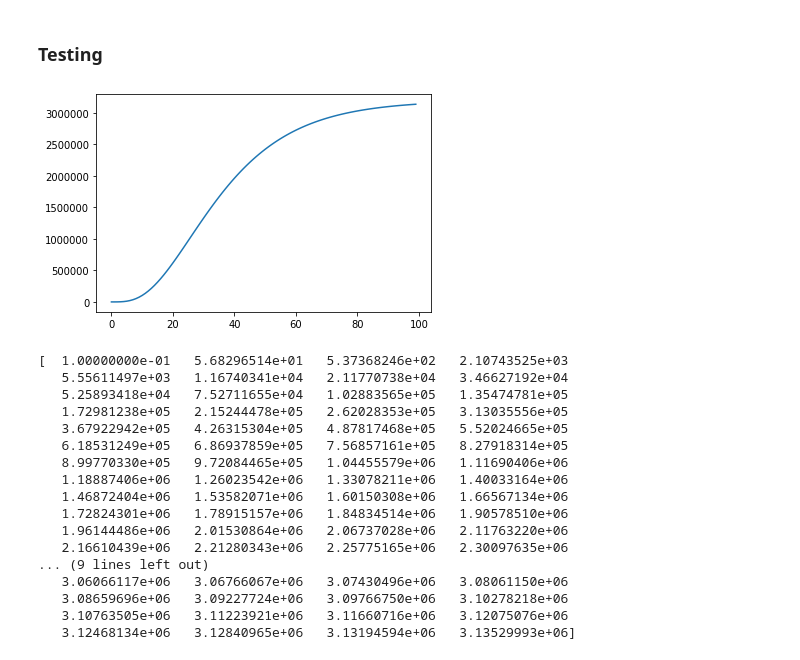
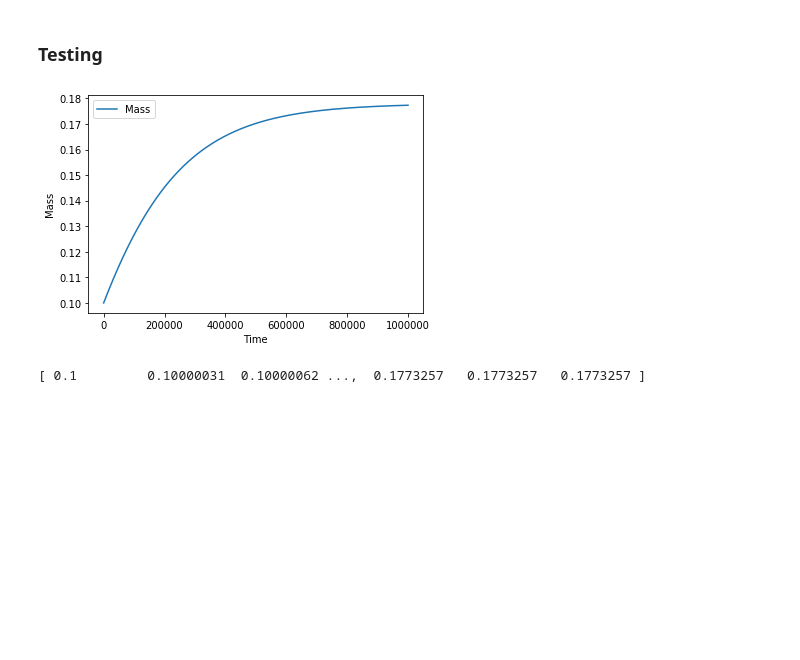
Before and after one commit to Don-Burns/Masters_Project, a Jupyter notebook: code/Building_New_Models.ipynb, the cells around one changed output. Drawn from its saved outputs; the diff is of its cells as text; code cells hidden in the pictures; blank space fills up the shorter version.

Commit message:
Implimented a priliminary understanding of scaling in the supply model

```diff
--- a/code/Building_New_Models.ipynb
+++ b/code/Building_New_Models.ipynb
@@ -88,31 +150,17 @@ It seems RMR is reported in energy/mass/time e.g. $J/g/h$.
 -  resting metabolic rate (RMR) = 2.2 $J/g/h$ (Grantner 1998, refered to as SMR)
 # %% [markdown]
 ### Testing
-# %%
-params = {"epsilon" : 1, "L_B" : 2.15/10, "L_R" : 0, "a" : 1, "R" : 100, "h" : 0.1} # L_B as B0 from hou
-m0 = 0.1
-time = 10**2
-
-mass = F.plot_supply(m0, time, params)
-
-
-print(mass)
-# %% [output]
-[figure, removed]
-[  1.00000000e-01   5.68296514e+01   5.37368246e+02   2.10743525e+03
-   5.55611497e+03   1.16740341e+04   2.11770738e+04   3.46627192e+04
-   5.25893418e+04   7.52711655e+04   1.02883565e+05   1.35474781e+05
-   1.72981238e+05   2.15244478e+05   2.62028353e+05   3.13035556e+05
-   3.67922942e+05   4.26315304e+05   4.87817468e+05   5.52024665e+05
-   6.18531249e+05   6.86937859e+05   7.56857161e+05   8.27918314e+05
-   8.99770330e+05   9.72084465e+05   1.04455579e+06   1.11690406e+06
-   1.18887406e+06   1.26023542e+06   1.33078211e+06   1.40033164e+06
-   1.46872404e+06   1.53582071e+06   1.60150308e+06   1.66567134e+06
-   1.72824301e+06   1.78915157e+06   1.84834514e+06   1.90578510e+06
-   1.96144486e+06   2.01530864e+06   2.06737028e+06   2.11763220e+06
-   2.16610439e+06   2.21280343e+06   2.25775165e+06   2.30097635e+06
-... (9 lines left out)
-   3.06066117e+06   3.06766067e+06   3.07430496e+06   3.08061150e+06
-   3.08659696e+06   3.09227724e+06   3.09766750e+06   3.10278218e+06
-   3.10763505e+06   3.11223921e+06   3.11660716e+06   3.12075076e+06
-   3.12468134e+06   3.12840965e+06   3.13194594e+06   3.13529993e+06]
+# %%
+#params from pawar et al 2012 SI : Salmo trutta [juvenile] → Gammarus sp. [dead adult]
+# params = {"epsilon" : 1, "L_B" : 0, "L_R" : 0, "a" : 2.25*10**-2, "R" : 3.81*10**-5, "h" : 1.22*10**2} # L_B as B0 from hou
+params = {"epsilon" : 1, "L_B" : 10**-4.7, "L_R" : 0, "a" : 1.08*10**-2, "R" : 1.2*10**-3, "h" : 2.57}
+m0 = 0.1
+time = 10**6
+
+mass = F.plot_supply(m0, time, params)
+
+
+print(mass)
+# %% [output]
+[figure, added]
+[ 0.1         0.10000031  0.10000062 ...,  0.1773257   0.1773257   0.1773257 ]
```
Also changed, not shown: parts of 6 cells of this notebook, 1 other file.
